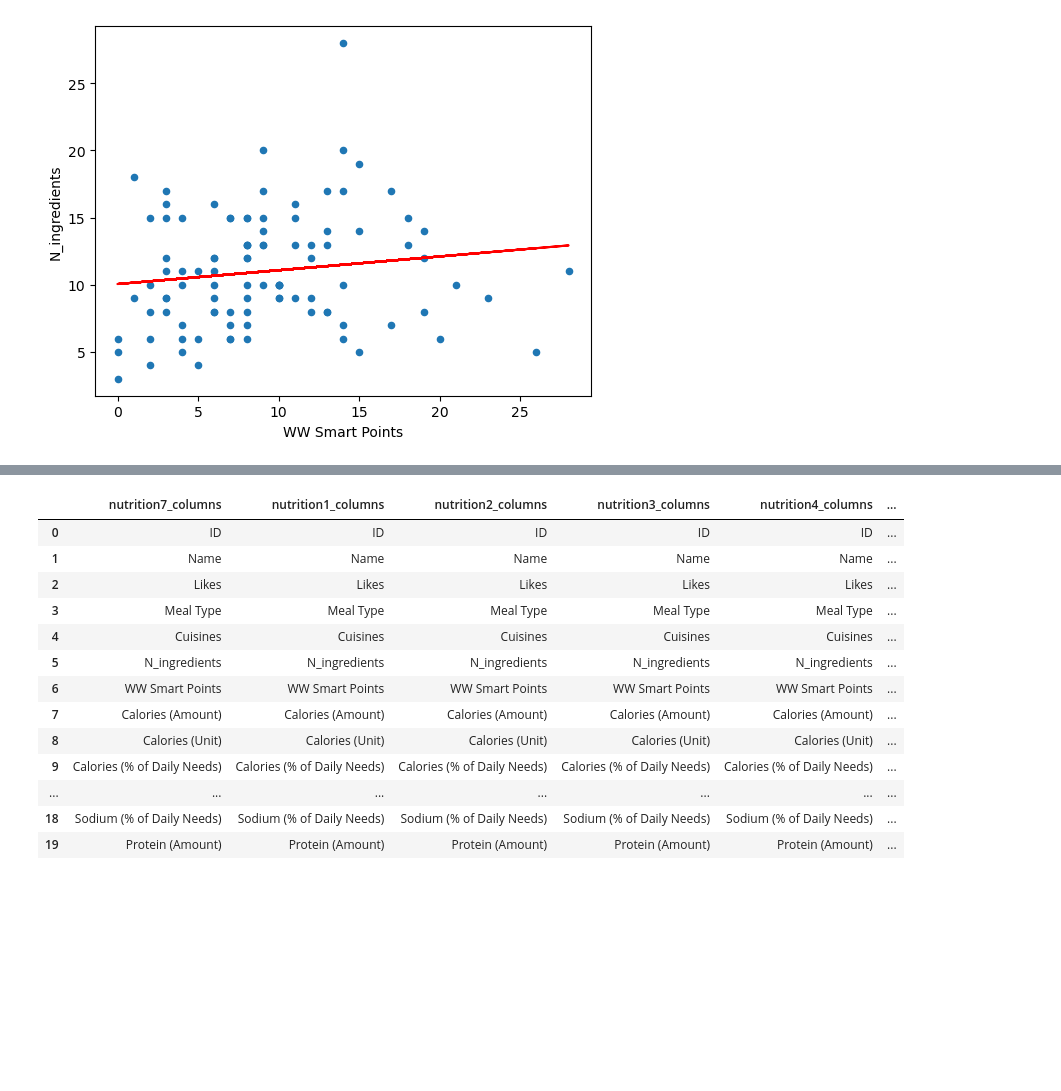
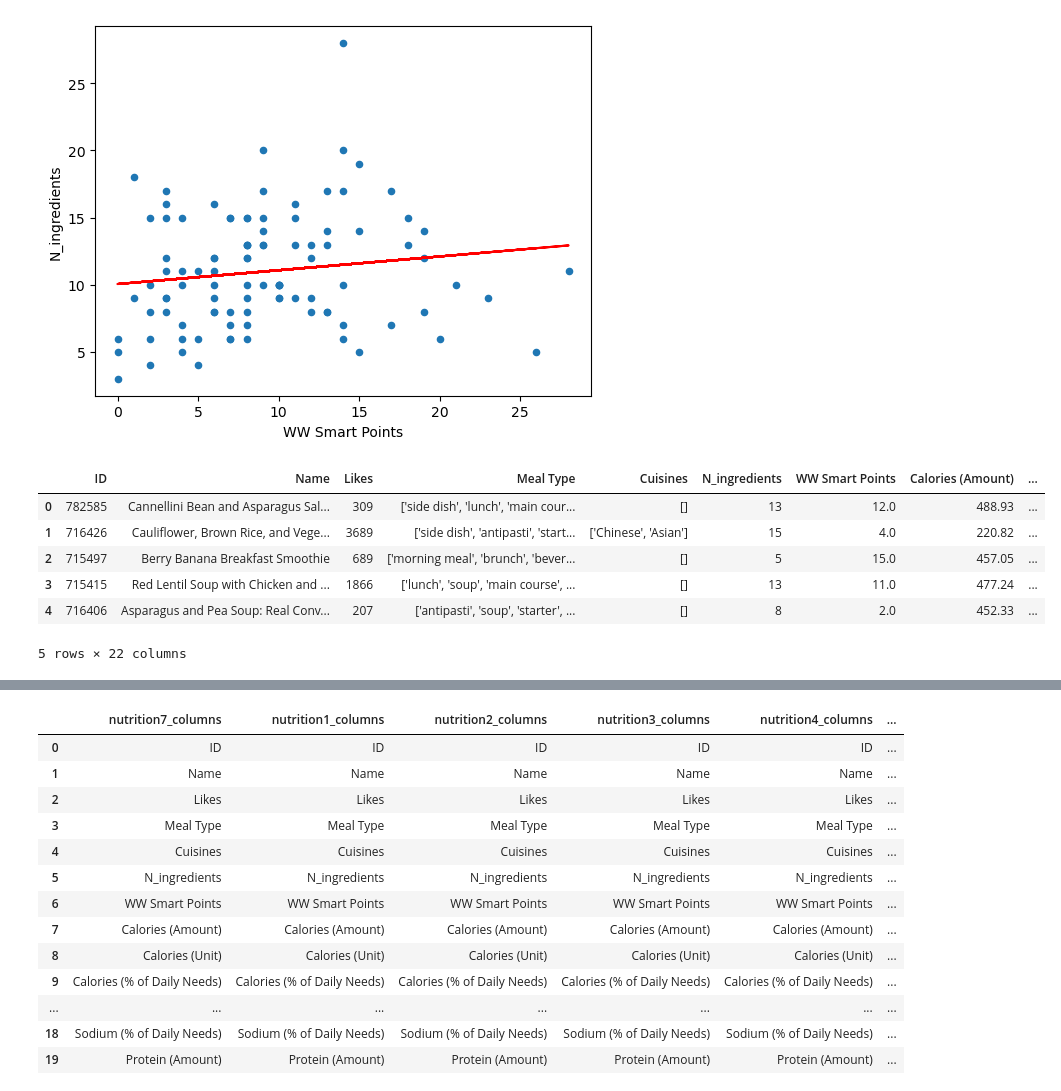
Before and after one commit to alyssahondrade/Project1, a Jupyter notebook: nutritious_recipes.ipynb, the cells around one changed output, grey strips where cells are left out. Drawn from its saved outputs; the diff is of its cells as text; code cells hidden in the pictures; blank space fills up the shorter version.

Commit message:
working on reducing recipes to only with one cuisine

```diff
--- a/nutritious_recipes.ipynb
+++ b/nutritious_recipes.ipynb
@@ -980,3 +1037,17 @@ nutrition7_df = pd.read_csv("Resources/03_simplified_data/initial_nutrition_7.cs
 nutrition10_df = pd.read_csv("Resources/03_simplified_data/initial_nutrition_10.csv")
 nutrition11_df = pd.read_csv("Resources/03_simplified_data/initial_nutrition_11.csv")
 #nutrition1_df.count()
+# %%
+nutrition_all = pd.concat(
+    [nutrition0_df, nutrition1_df, nutrition2_df, nutrition3_df, nutrition4_df, nutrition5_df,
+     nutrition7_df, nutrition10_df, nutrition11_df], ignore_index=True)
+nutrition_all = nutrition_all.drop(columns='Carbohydrates')
+nutrition_all.head()
+# %% [output]
+|  | ID | Name | Likes | Meal Type | Cuisines | N_ingredients | WW Smart Points | Calories (Amount) | ... |
+| 0 | 782585 | Cannellini Bean and Asparagus Sal... | 309 | ['side dish', 'lunch', 'main cour... | [] | 13 | 12.0 | 488.93 | ... |
+| 1 | 716426 | Cauliflower, Brown Rice, and Vege... | 3689 | ['side dish', 'antipasti', 'start... | ['Chinese', 'Asian'] | 15 | 4.0 | 220.82 | ... |
+| 2 | 715497 | Berry Banana Breakfast Smoothie | 689 | ['morning meal', 'brunch', 'bever... | [] | 5 | 15.0 | 457.05 | ... |
+| 3 | 715415 | Red Lentil Soup with Chicken and ... | 1866 | ['lunch', 'soup', 'main course', ... | [] | 13 | 11.0 | 477.24 | ... |
+| 4 | 716406 | Asparagus and Pea Soup: Real Conv... | 207 | ['antipasti', 'soup', 'starter', ... | [] | 8 | 2.0 | 452.33 | ... |
+5 rows × 22 columns
```
Also changed, not shown: parts of 10 cells of this notebook, 1 other file.
